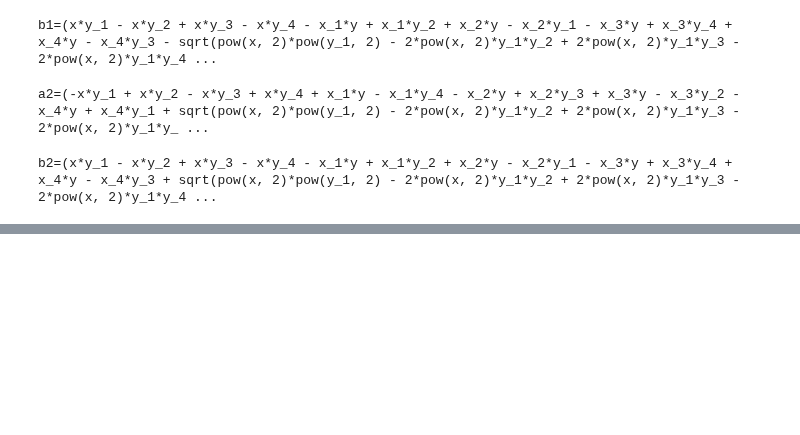
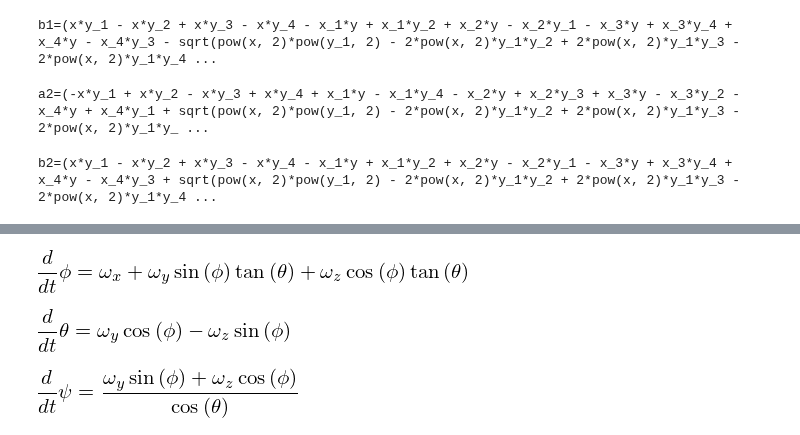
Before and after one commit to NelisW/PythonNotesToSelf, a Jupyter notebook: play-sympy.ipynb, the cells around one changed output, grey strips where cells are left out. Saved outputs shown, nothing was run; the diff lists cells and outputs as text; code cells hidden in the pictures; blank space fills up the shorter version.

```diff
--- a/play-sympy.ipynb
+++ b/play-sympy.ipynb
@@ -128,0 +181,8 @@ b2=(x*y_1 - x*y_2 + x*y_3 - x*y_4 - x_1*y + x_1*y_2 + x_2*y - x_2*y_1 - x_3*y +
+# %%
+sol = sympy.solve(w - w_sum_deib, deib)
+for var in deib:
+    display(sympy.Equality(var, sol[var]))
+# %% [output]
+[figure, added]
+[figure, added]
+[figure, added]
```
Also changed, not shown: parts of 7 cells of this notebook, 3 other files.
